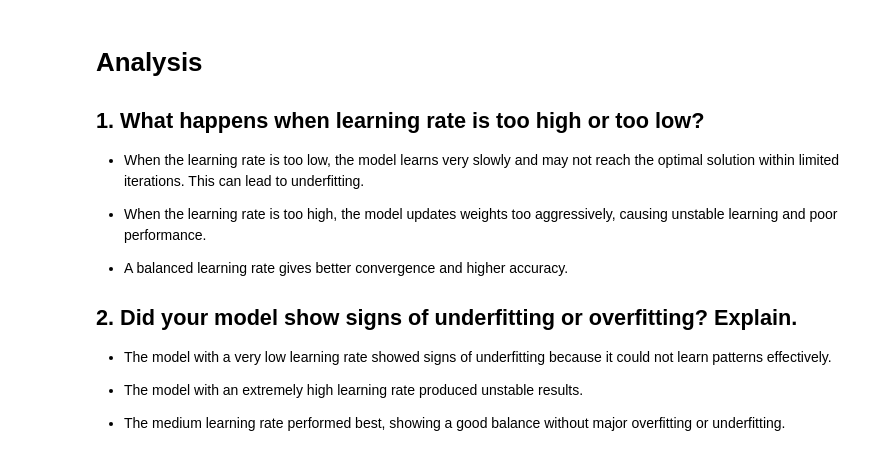
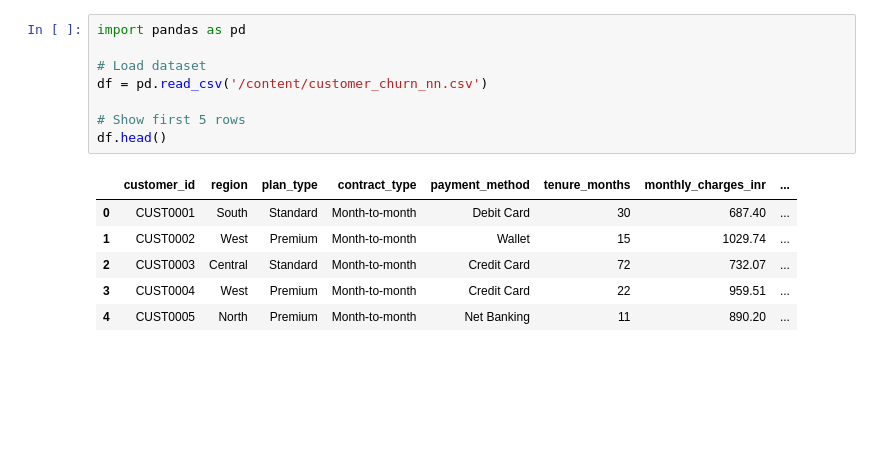
Before and after one commit to jeevanshibatra27-create/part-1-neural-network-analysis, a Jupyter notebook: notebook.ipynb, the cells around one changed output. Drawn from its saved outputs; the diff is of its cells as text; blank space fills up the shorter version.

```diff
--- a/notebook.ipynb
+++ b/notebook.ipynb
@@ -113,19 +3,15 @@ plt.show()
-# %% [markdown]
-# Analysis
-
-## 1. What happens when learning rate is too high or too low?
-
-- When the learning rate is too low, the model learns very slowly and may not reach the optimal solution within limited iterations. This can lead to underfitting.
-
-- When the learning rate is too high, the model updates weights too aggressively, causing unstable learning and poor performance.
-
-- A balanced learning rate gives better convergence and higher accuracy.
-
-
-## 2. Did your model show signs of underfitting or overfitting? Explain.
-
-- The model with a very low learning rate showed signs of underfitting because it could not learn patterns effectively.
-
-- The model with an extremely high learning rate produced unstable results.
-
-- The medium learning rate performed best, showing a good balance without major overfitting or underfitting.
+# %%
+import pandas as pd
+
+# Load dataset
+df = pd.read_csv('/content/customer_churn_nn.csv')
+
+# Show first 5 rows
+df.head()
+# %% [output]
+|  | customer_id | region | plan_type | contract_type | payment_method | tenure_months | monthly_charges_inr | ... |
+| 0 | CUST0001 | South | Standard | Month-to-month | Debit Card | 30 | 687.40 | ... |
+| 1 | CUST0002 | West | Premium | Month-to-month | Wallet | 15 | 1029.74 | ... |
+| 2 | CUST0003 | Central | Standard | Month-to-month | Credit Card | 72 | 732.07 | ... |
+| 3 | CUST0004 | West | Premium | Month-to-month | Credit Card | 22 | 959.51 | ... |
+| 4 | CUST0005 | North | Premium | Month-to-month | Net Banking | 11 | 890.20 | ... |
```
Also changed, not shown: parts of 20 cells of this notebook.
